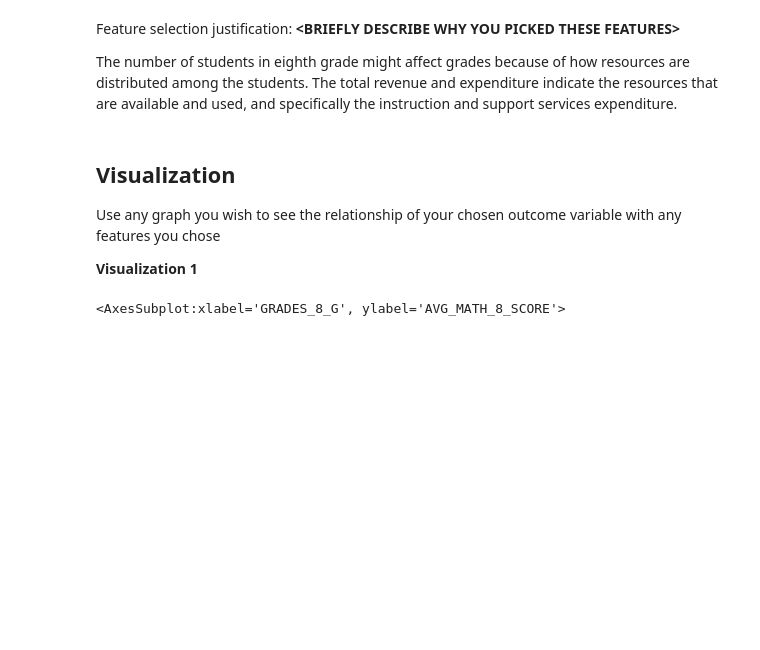
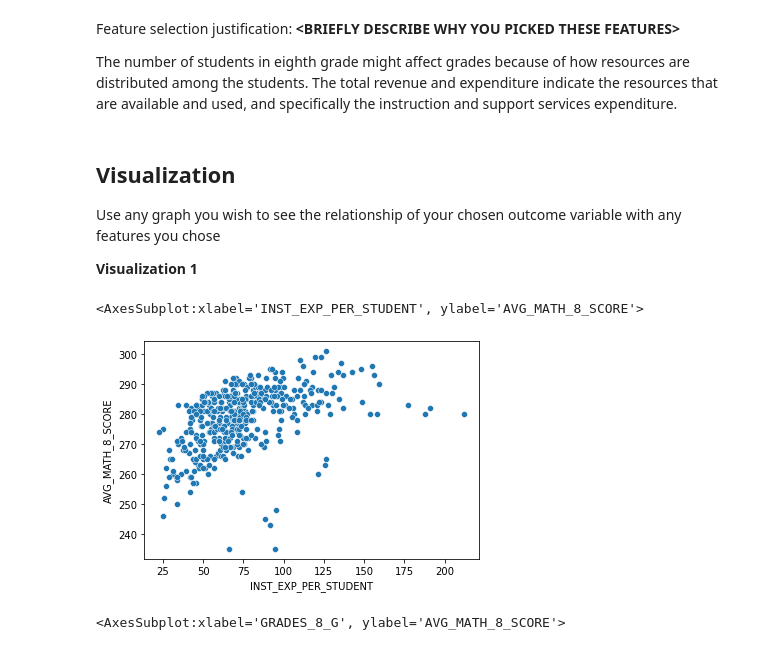
Before and after one commit to danielmccusker/mdst, a Jupyter notebook: checkpoint2/checkpoint2.ipynb, the cells around one changed output. Cells and saved outputs as stored; diff of their text form; code cells hidden in the pictures; blank space fills up the shorter version.

```diff
--- a/checkpoint2/checkpoint2.ipynb
+++ b/checkpoint2/checkpoint2.ipynb
@@ -160,6 +171,11 @@ The number of students in eighth grade might affect grades because of how resour
 Use any graph you wish to see the relationship of your chosen outcome variable with any features you chose
 
 **Visualization 1**
+# %%
+sns.scatterplot(x='INST_EXP_PER_STUDENT', y='AVG_MATH_8_SCORE', data=df)
+# %% [output]
+<AxesSubplot:xlabel='INST_EXP_PER_STUDENT', ylabel='AVG_MATH_8_SCORE'>
+[figure, added]
 # %%
 sns.scatterplot(x='GRADES_8_G', y='AVG_MATH_8_SCORE', data=df)
 # %% [output]
```
Also changed, not shown: parts of 14 cells of this notebook.
